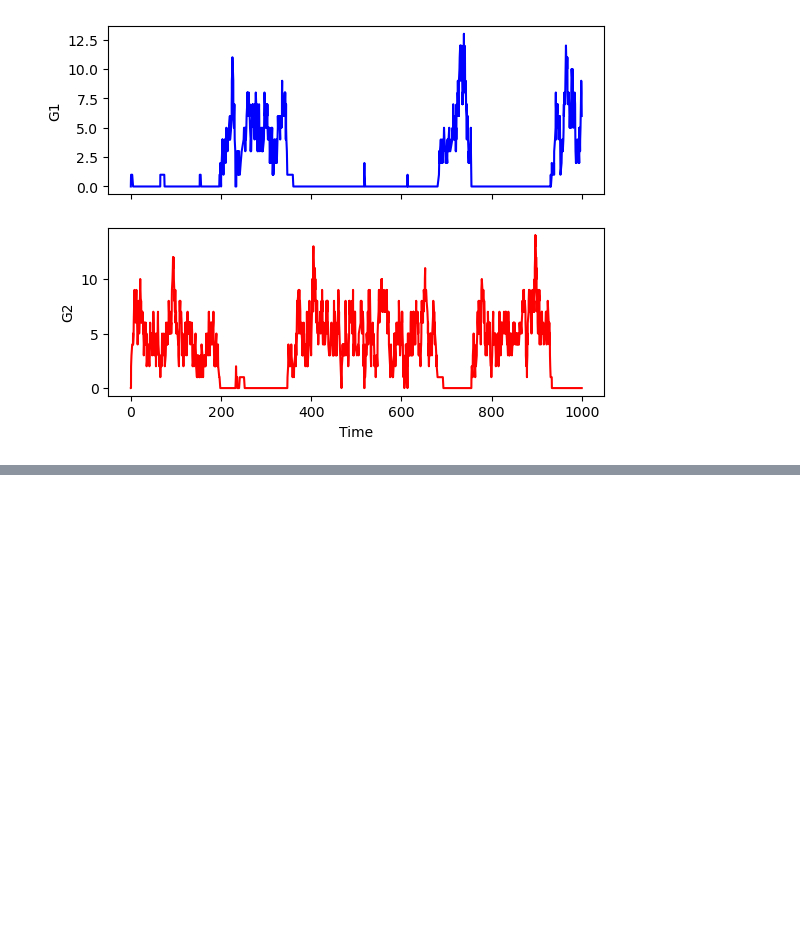
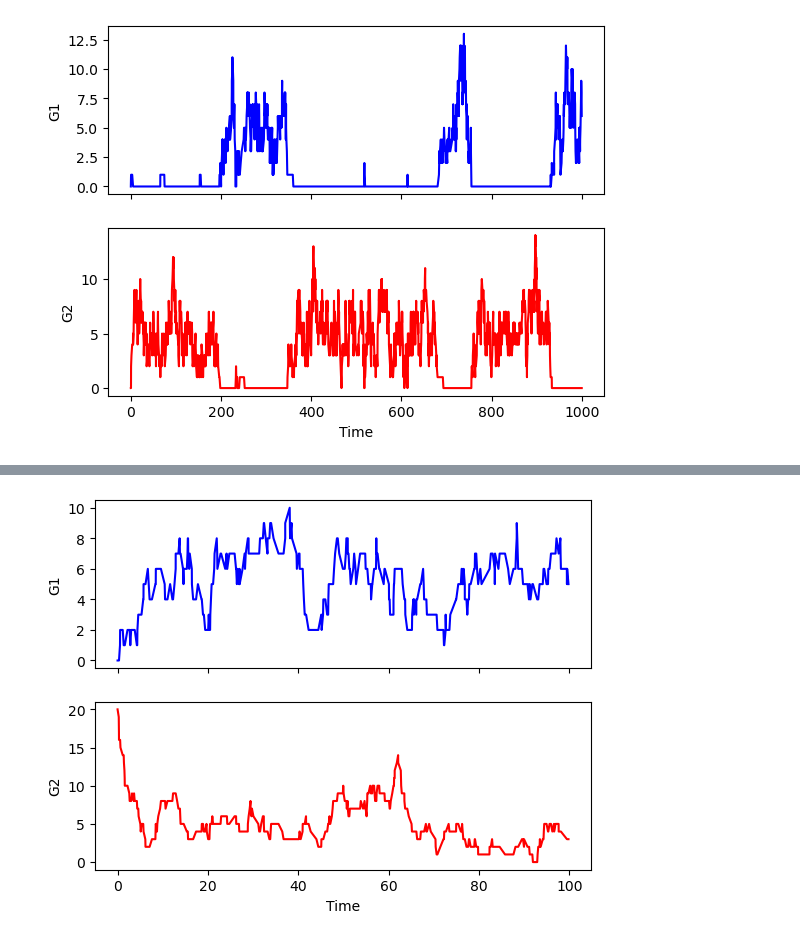
Before and after one commit to mikesaint-antoine/GRN_python, a Jupyter notebook: testing_simulations.ipynb, the cells around one changed output, grey strips where cells are left out. Saved outputs shown, nothing was run; the diff lists cells and outputs as text; code cells hidden in the pictures; blank space fills up the shorter version.

```diff
--- a/testing_simulations.ipynb
+++ b/testing_simulations.ipynb
@@ -15,0 +18,5 @@ import matplotlib.pyplot as plt
+# %%
+## HILL REPRESSION SSA
+[G1,G2,t] = simulation.hill_activation_ssa(tend=100,plot_fig=1,init=[0,20])
+# %% [output]
+[figure, added]
```
Also changed, not shown: parts of 1 cell of this notebook.
